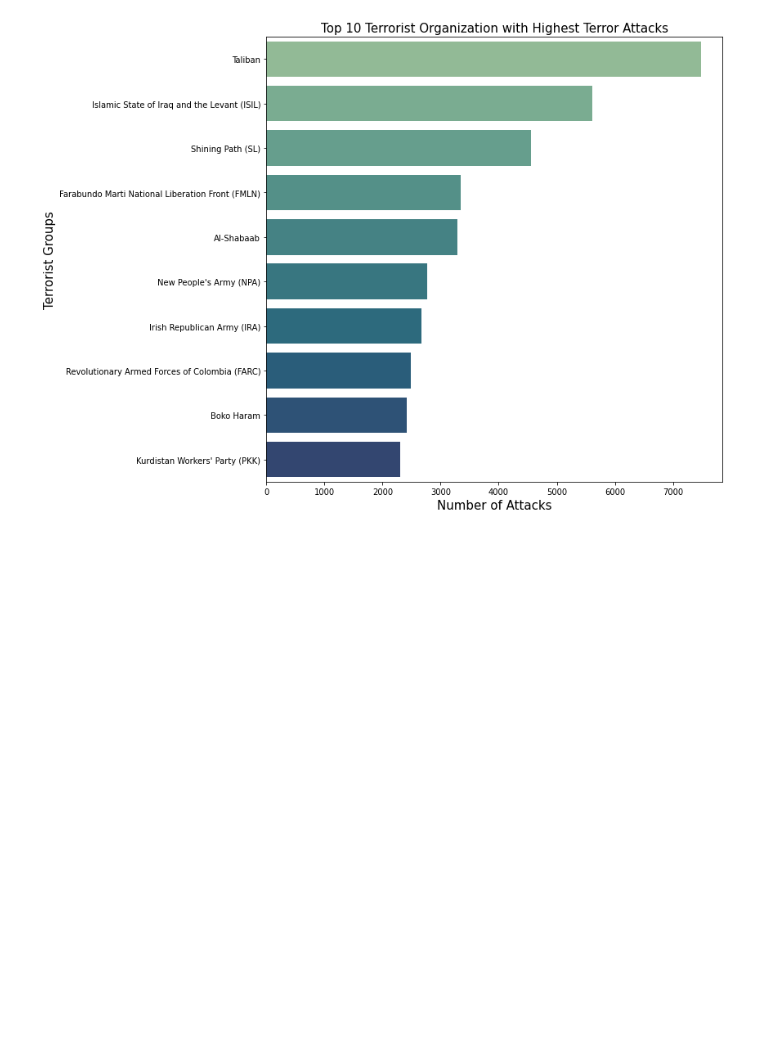
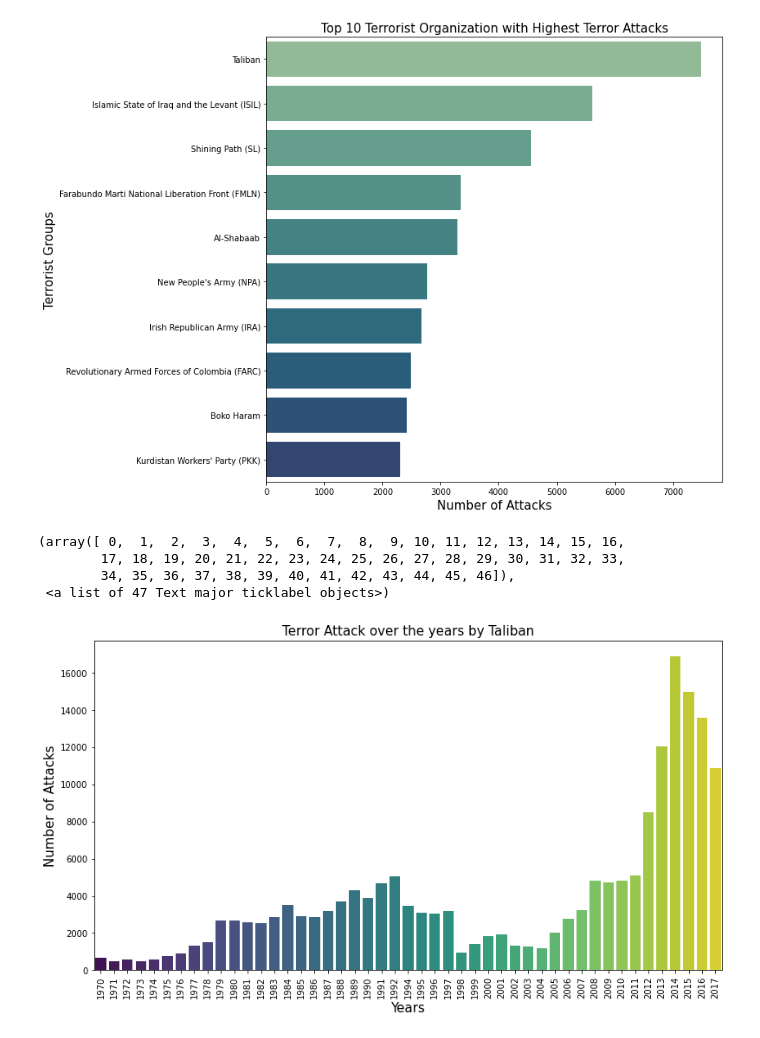
Before and after one commit to Sharaffin/EDA-GlobalTerrorismAnalysis, a Jupyter notebook: Copy_of_Global_Terrorism_Analysis_sharaffin_Capstone_Project.ipynb, the cells around one changed output. Cells and saved outputs as stored; diff of their text form; code cells hidden in the pictures; blank space fills up the shorter version.

```diff
--- a/Copy_of_Global_Terrorism_Analysis_sharaffin_Capstone_Project.ipynb
+++ b/Copy_of_Global_Terrorism_Analysis_sharaffin_Capstone_Project.ipynb
@@ -438,3 +468,18 @@ plt.ylabel('Terrorist Groups',fontsize=15)
 plt.show()
 # %% [output]
 [figure]
+# %%
+dt_tal = dt[dt.Group == 'Taliban']
+# Terror Attacks by Taliban over the Years # Taliban being the largest terror group
+plt.figure(figsize = (13,7))
+sns.barplot(dt['Year'].value_counts().index,dt['Year'].value_counts().values, palette = 'viridis')
+plt.title('Terror Attack over the years by Taliban',fontsize=15)
+plt.xlabel('Years',fontsize=15)
+plt.ylabel('Number of Attacks',fontsize=15)
+plt.xticks(rotation= 90)
+# %% [output]
+(array([ 0,  1,  2,  3,  4,  5,  6,  7,  8,  9, 10, 11, 12, 13, 14, 15, 16,
+        17, 18, 19, 20, 21, 22, 23, 24, 25, 26, 27, 28, 29, 30, 31, 32, 33,
+        34, 35, 36, 37, 38, 39, 40, 41, 42, 43, 44, 45, 46]),
+ <a list of 47 Text major ticklabel objects>)
+[figure, added]
```
Also changed, not shown: parts of 34 cells of this notebook.
